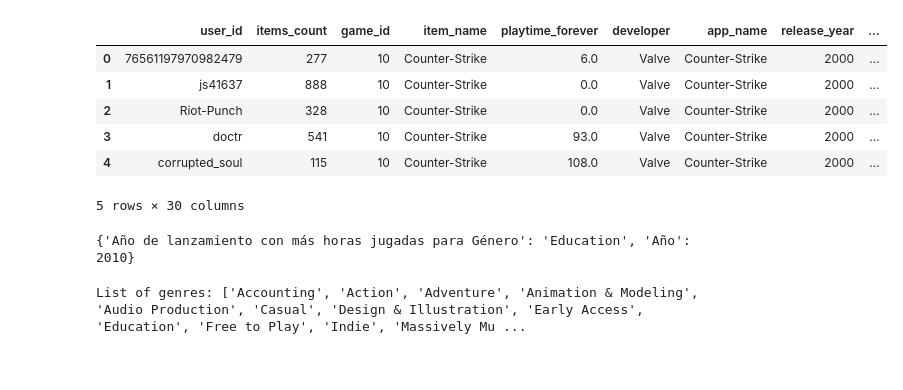
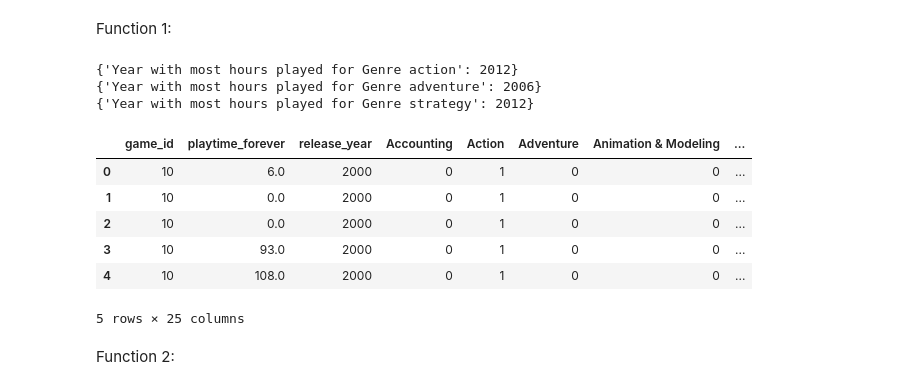
Before and after one commit to SebasArmijo/Playfinder-for-Steam, a Jupyter notebook: notebooks/test.ipynb, the cells around one changed output. Cells and saved outputs as stored; diff of their text form; code cells hidden in the pictures.

```diff
--- a/notebooks/test.ipynb
+++ b/notebooks/test.ipynb
@@ -21 +23,3 @@ Ejemplo de retorno: {"Año de lanzamiento con más horas jugadas para Género X"
+# %% [markdown]
+Function 1:
 # %%
@@ -25,10 +76,23 @@ df_merged = pd.merge(df_merged, df_genres, on='game_id')
+# %%
+
+result_1 = playtime_genre("action")
+result_2 = playtime_genre("adventure")
+result_3 = playtime_genre("strategy")
+
+print(result_1)
+print(result_2)
+print(result_3)
+# %% [output]
+{'Year with most hours played for Genre action': 2012}
+{'Year with most hours played for Genre adventure': 2006}
+{'Year with most hours played for Genre strategy': 2012}
 # %%
-df_merged.head()
+df_combinado.head()
 # %% [output]
-|  | user_id | items_count | game_id | item_name | playtime_forever | developer | app_name | release_year | ... |
-| 0 | 76561197970982479 | 277 | 10 | Counter-Strike | 6.0 | Valve | Counter-Strike | 2000 | ... |
-| 1 | js41637 | 888 | 10 | Counter-Strike | 0.0 | Valve | Counter-Strike | 2000 | ... |
-| 2 | Riot-Punch | 328 | 10 | Counter-Strike | 0.0 | Valve | Counter-Strike | 2000 | ... |
-| 3 | doctr | 541 | 10 | Counter-Strike | 93.0 | Valve | Counter-Strike | 2000 | ... |
-| 4 | corrupted_soul | 115 | 10 | Counter-Strike | 108.0 | Valve | Counter-Strike | 2000 | ... |
+|  | game_id | playtime_forever | release_year | Accounting | Action | Adventure | Animation & Modeling | ... |
+| 0 | 10 | 6.0 | 2000 | 0 | 1 | 0 | 0 | ... |
+| 1 | 10 | 0.0 | 2000 | 0 | 1 | 0 | 0 | ... |
+| 2 | 10 | 0.0 | 2000 | 0 | 1 | 0 | 0 | ... |
+| 3 | 10 | 93.0 | 2000 | 0 | 1 | 0 | 0 | ... |
+| 4 | 10 | 108.0 | 2000 | 0 | 1 | 0 | 0 | ... |
-5 rows × 30 columns
+5 rows × 25 columns
@@ -43,14 +99,2 @@ def PlayTimeGenre(genre, df):
-# %%
-# Example usage of PlayTimeGenre function
-print(PlayTimeGenre('Education', df_merged))
-# %% [output]
-{'Año de lanzamiento con más horas jugadas para Género': 'Education', 'Año': 2010}
-# %%
-# Function to list all genres in the dataframe
-def list_genres(df):
-    return df.columns.tolist()[1:]
-
-# Example usage of list_genres function
-print("List of genres:", list_genres(df_genres))
-# %% [output]
-List of genres: ['Accounting', 'Action', 'Adventure', 'Animation & Modeling', 'Audio Production', 'Casual', 'Design & Illustration', 'Early Access', 'Education', 'Free to Play', 'Indie', 'Massively Mu ...
+# %% [markdown]
+Function 2:
```
Also changed, not shown: parts of 29 cells of this notebook, 9 other files.
